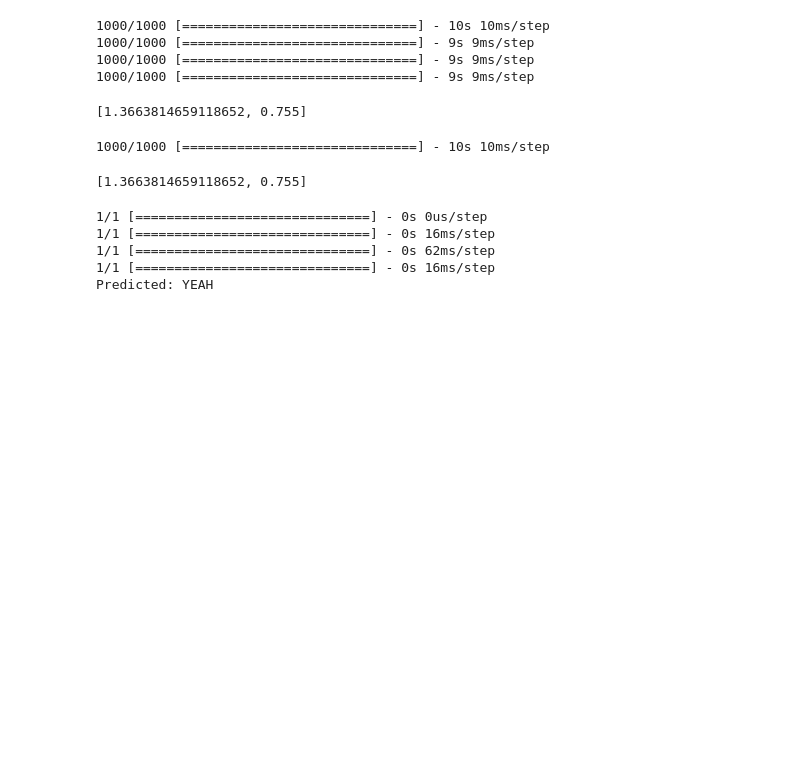
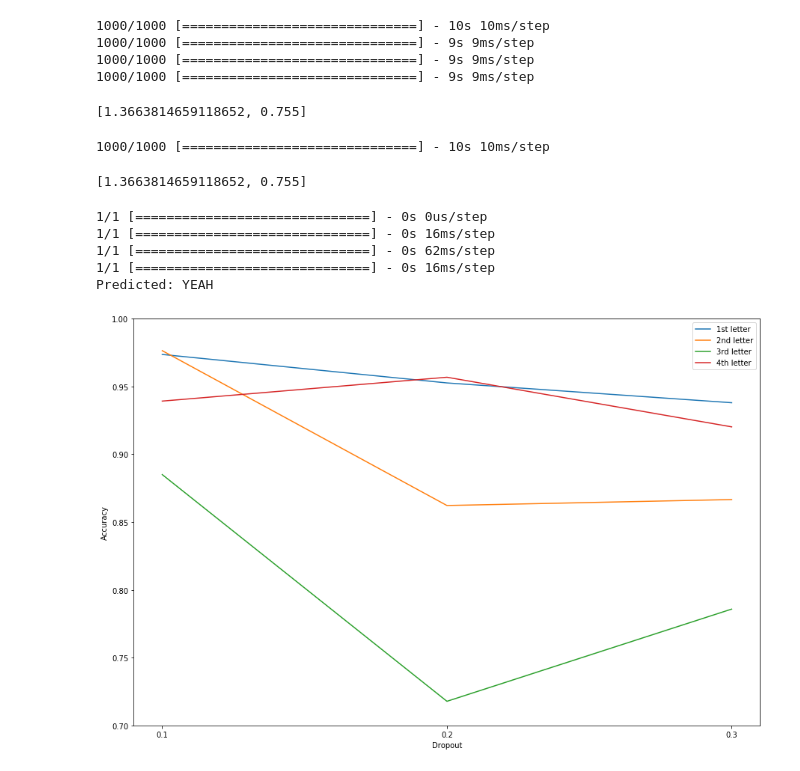
Before and after one commit to strahinja94/CAPTCHA_breaking, a Jupyter notebook: CAPTCHA breaking/Untitled.ipynb, the cells around one changed output. Cells and saved outputs as stored; diff of their text form; code cells hidden in the pictures; blank space fills up the shorter version.

Commit message:
Dodat kod za generisanje grafika
Dodat kod za generisanje grafika

```diff
--- a/CAPTCHA breaking/Untitled.ipynb
+++ b/CAPTCHA breaking/Untitled.ipynb
@@ -315,3 +321,24 @@ model1 = load_model('captcha1.h5')
 model2 = load_model('captcha2.h5')
 model3 = load_model('captcha3.h5')
 model4 = load_model('captcha4.h5')
+# %%
+#iscrtavanje grafika zavisnosti izmedju preciznosti modela na skupu za obucavanje i vrednosti dropout parametra
+plt.figure(figsize=(15,10))
+dropouts = [0.1, 0.2, 0.3]
+accuracies1 = [0.9736, 0.9526, 0.9380]
+accuracies2 = [0.9764, 0.8622, 0.8666]
+accuracies3 = [0.8850, 0.7178, 0.7858]
+accuracies4 = [0.9392, 0.9568, 0.9202]
+plt.plot(dropouts, accuracies1)
+plt.plot(dropouts, accuracies2)
+plt.plot(dropouts, accuracies3)
+plt.plot(dropouts, accuracies4)
+plt.xlabel("Dropout")
+plt.ylabel("Accuracy")
+plt.gca().legend(("1st letter", "2nd letter", "3rd letter", "4th letter"))
+plt.xticks(np.arange(0.1, 0.35, 0.1))
+plt.yticks(np.arange(0.7, 1, 0.05))
+
+plt.show()
+# %% [output]
+[figure, added]
```
Also changed, not shown: parts of 1 cell of this notebook.
